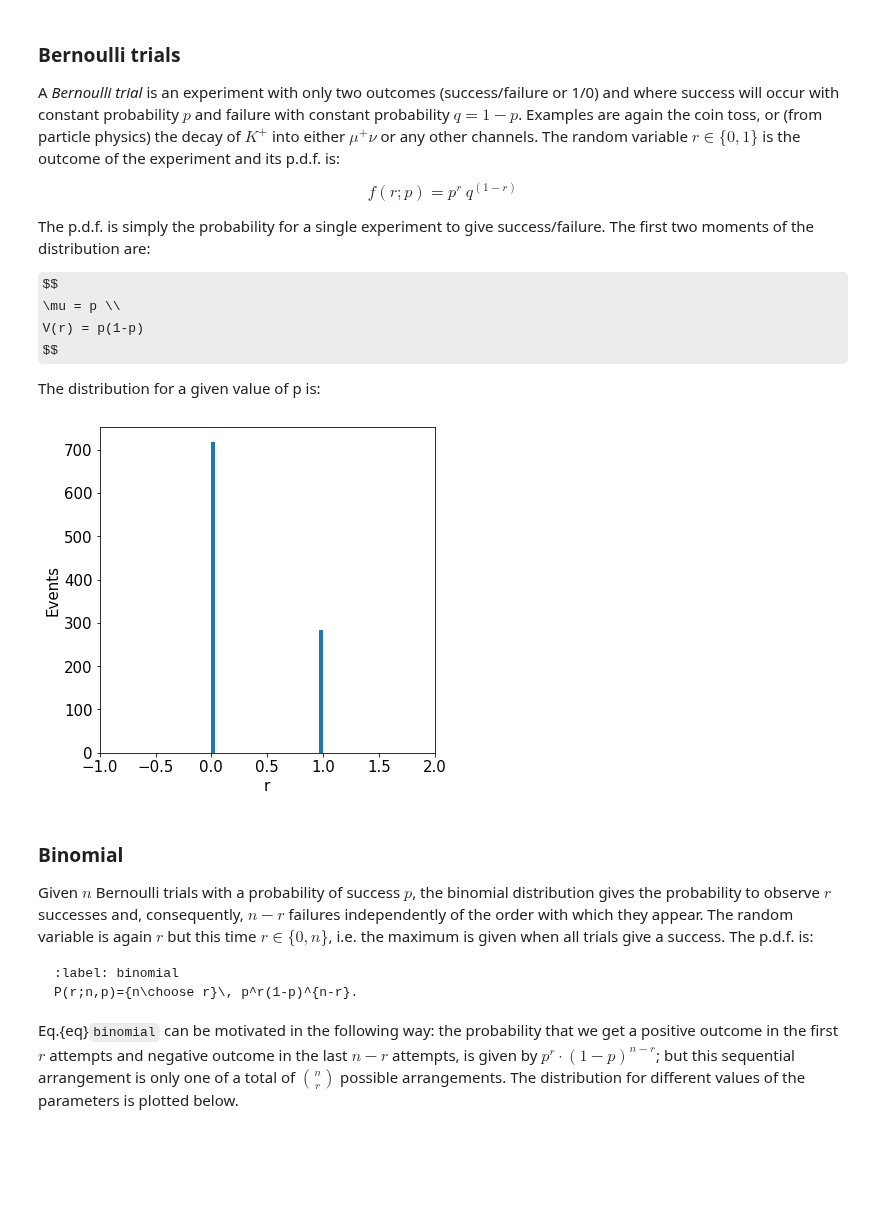
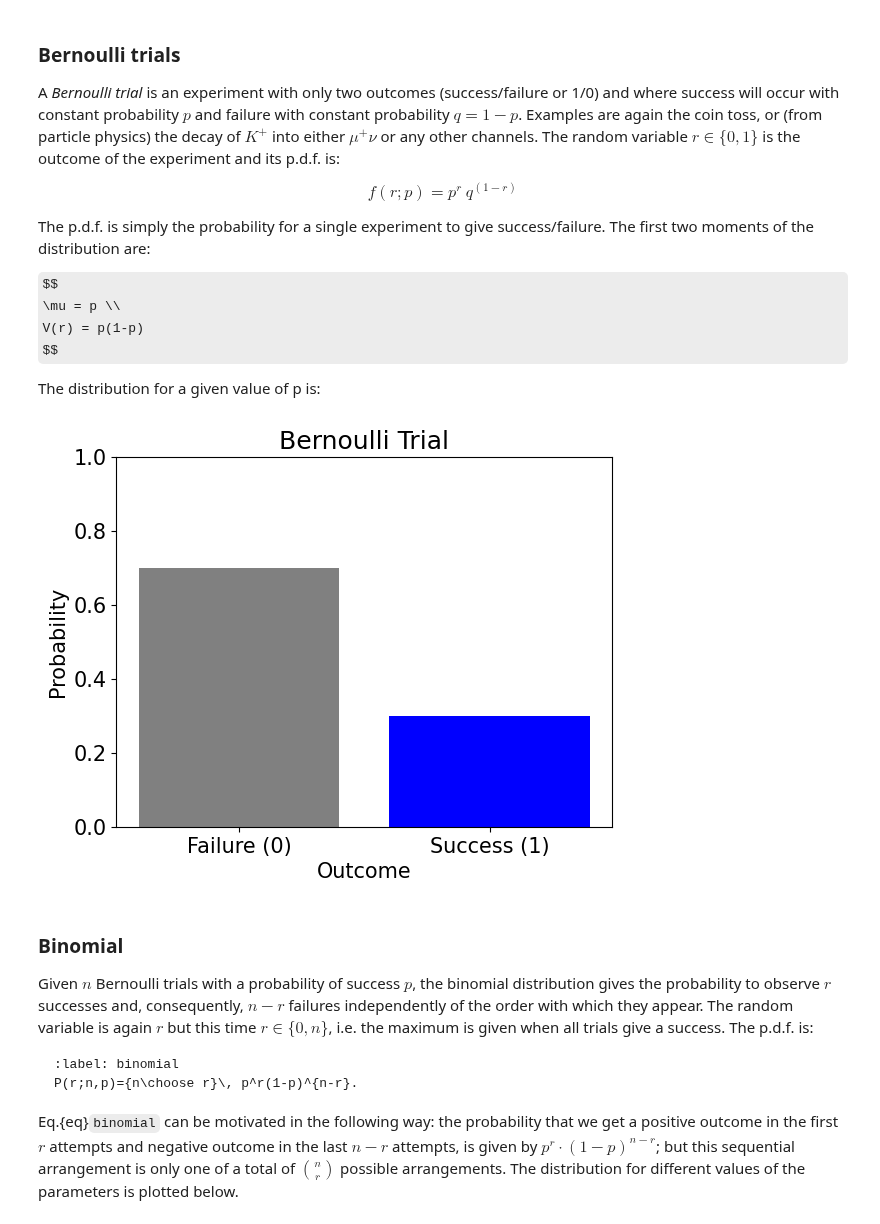
Before and after one commit to mdonega/hep-datanalysis-jb, a Jupyter notebook: book/probabilityDistributions.ipynb, the cells around one changed output. Cells and saved outputs as stored; diff of their text form; code cells hidden in the pictures; some formulas as TeX source; blank space fills up the shorter version.

```diff
--- a/book/probabilityDistributions.ipynb
+++ b/book/probabilityDistributions.ipynb
@@ -178,20 +184,26 @@ matplotlib.rcParams.update(
         "lines.linewidth": 2,
     }
 )
-# %%
-# Bernoulli trials for a fixed p = 0.3 and 1000 trials
-
-r = 1000
-p = 0.3
-sample = np.random.binomial(1, p, r)
-
-fig, ax = plt.subplots(1, 1, figsize=[6,6])
-ax.hist(sample, bins=30, density=False)
-ax.set_ylabel("Events")
-ax.set_xlabel("r")
-ax.set_xlim(-1, 2);
-# %% [output]
-[figure, removed]
+# %%
+# Bernoulli trials for a fixed p = 0.3 and 1000 trials
+
+import matplotlib.pyplot as plt
+
+# Possible outcomes of a Bernoulli trial
+outcomes = ["Failure (0)", "Success (1)"]
+probabilities = [0.7, 0.3]  # Example for a fair coin flip
+
+# Create a bar plot
+plt.bar(outcomes, probabilities, color=['grey', 'blue'])
+plt.xlabel("Outcome")
+plt.ylabel("Probability")
+plt.title("Bernoulli Trial")
+plt.ylim(0, 1)
+
+# Show the plot
+plt.show()
+# %% [output]
+[figure, added]
 # %% [markdown]
 ### Binomial
 
```
Also changed, not shown: parts of 5 cells of this notebook, 2 other files.
